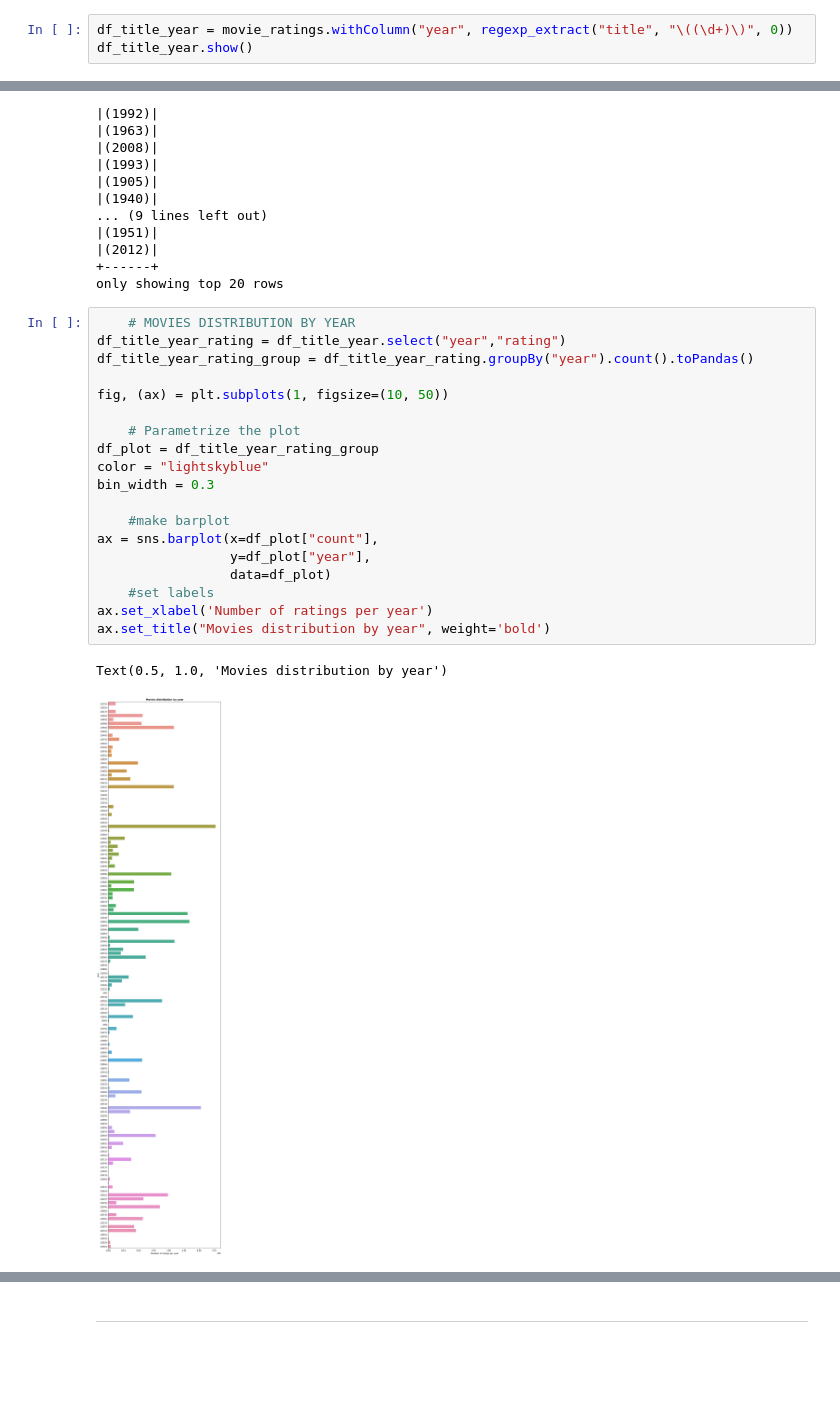
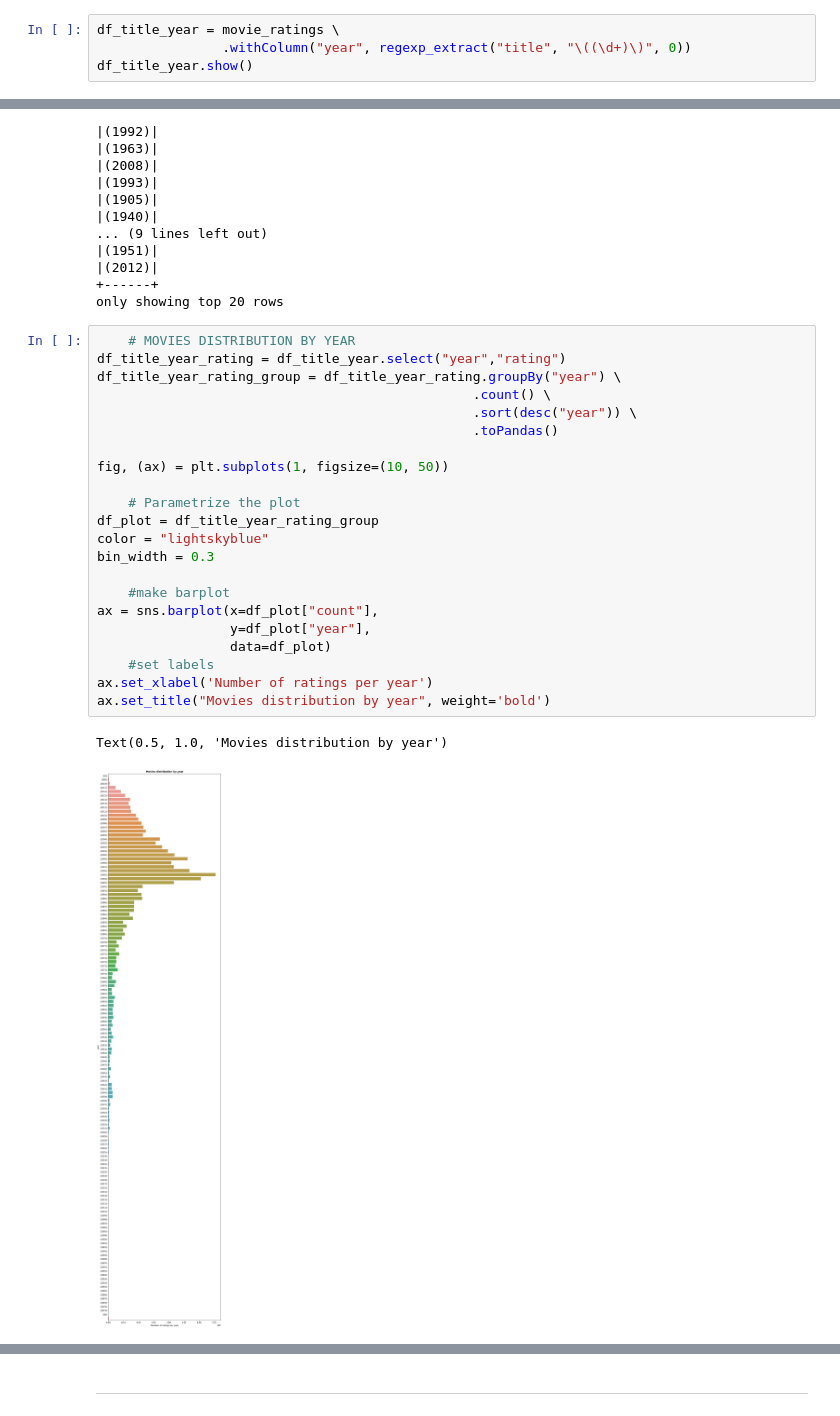
Before and after one commit to jlopezgaldon/recommendation_engine, a Jupyter notebook: notebooks/01_EDA.ipynb, the cells around one changed output, grey strips where cells are left out. Cells and saved outputs as stored; diff of their text form; blank space fills up the shorter version.

```diff
--- a/notebooks/01_EDA.ipynb
+++ b/notebooks/01_EDA.ipynb
@@ -641,7 +678,8 @@ Here we can see the first 10 movies sorted by number of ratings. So, the most ra
 # %% [markdown]
 At this stage, we are interested to learn about the distribution of the years by movie. To do so, we will extract the year from the title and then perform a histogram to see their distribution.
 # %%
-df_title_year = movie_ratings.withColumn("year", regexp_extract("title", "\((\d+)\)", 0))
+df_title_year = movie_ratings \
+                .withColumn("year", regexp_extract("title", "\((\d+)\)", 0))
 df_title_year.show()
 # %% [output]
 +-------+------+------+----------+--------------------+--------------------+------+
@@ -689,22 +727,25 @@ only showing top 20 rows
 # %%
     # MOVIES DISTRIBUTION BY YEAR
 df_title_year_rating = df_title_year.select("year","rating")
-df_title_year_rating_group = df_title_year_rating.groupBy("year").count().toPandas()
+df_title_year_rating_group = df_title_year_rating.groupBy("year") \
+                                                .count() \
+                                                .sort(desc("year")) \
+                                                .toPandas()
 
 fig, (ax) = plt.subplots(1, figsize=(10, 50))
 
     # Parametrize the plot
 df_plot = df_title_year_rating_group
 color = "lightskyblue"
 bin_width = 0.3
 
     #make barplot
 ax = sns.barplot(x=df_plot["count"],
                  y=df_plot["year"],
                  data=df_plot)
     #set labels
 ax.set_xlabel('Number of ratings per year')
 ax.set_title("Movies distribution by year", weight='bold')
 # %% [output]
 Text(0.5, 1.0, 'Movies distribution by year')
-[figure, old version]
+[figure, new version]
```
Also changed, not shown: parts of 3 cells of this notebook, 1 other file.
